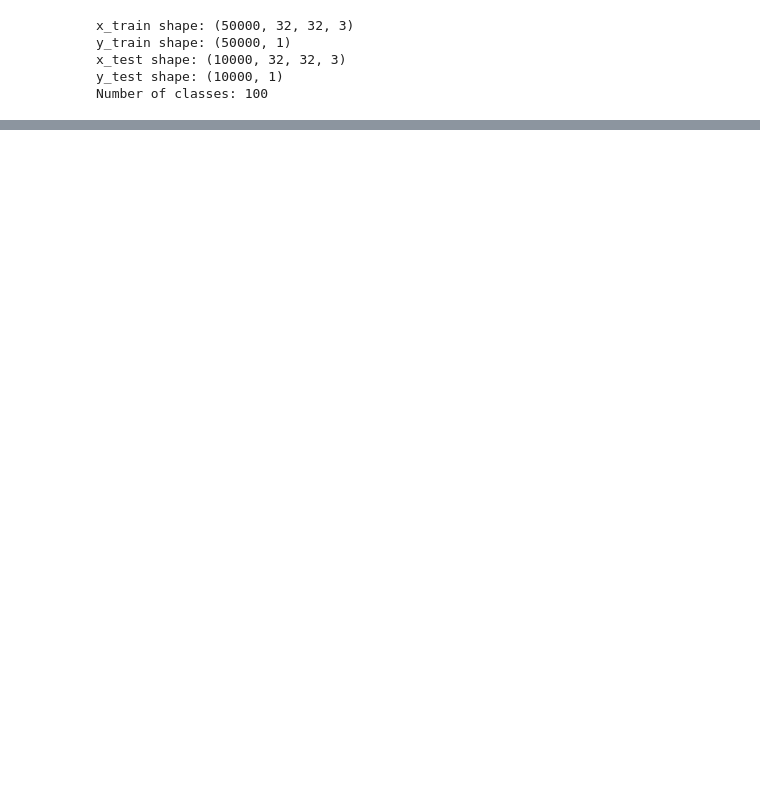
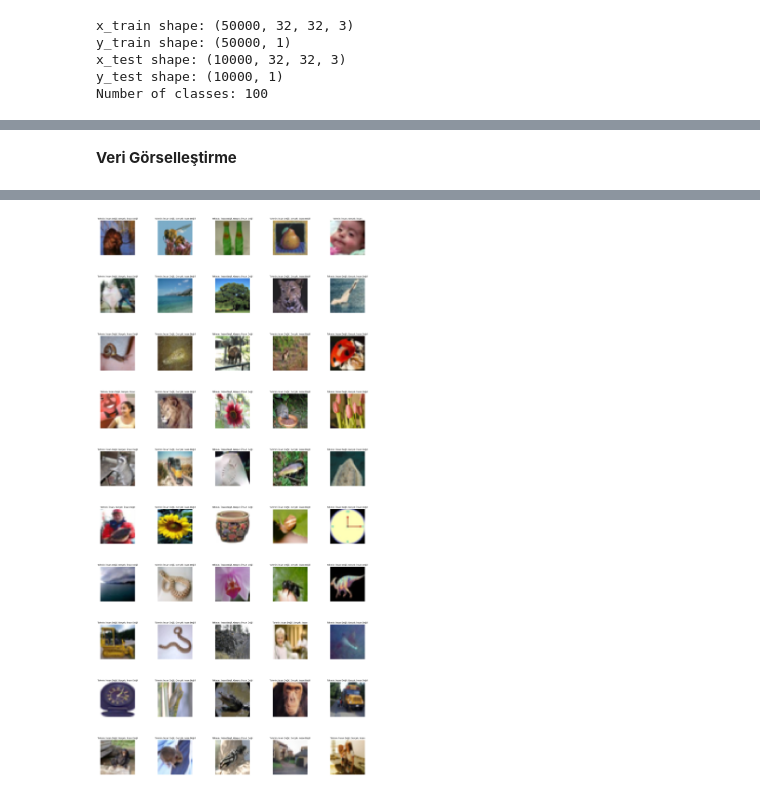
Before and after one commit to gizemkaratas/Aygaz_YZ_Bootcamp_Projesi, a Jupyter notebook: ecom_recommendation_sys.ipynb, the cells around one changed output, grey strips where cells are left out. Cells and saved outputs as stored; diff of their text form; code cells hidden in the pictures; blank space fills up the shorter version.

```diff
--- a/ecom_recommendation_sys.ipynb
+++ b/ecom_recommendation_sys.ipynb
@@ -27,0 +47,7 @@ Downloading data from https://www.cs.toronto.edu/~kriz/cifar-100-python.tar.gz
+# %%
+# Değiştirilecek etiket numaraları
+target_labels = [2, 11, 35, 41, 46, 98] #insana ait fotoğrafların label numaraları
+
+# Etiketlerin değiştirilmesi:
+y_train_binary = np.where(np.isin(y_train, target_labels), 1, 0)
+y_val_binary = np.where(np.isin(y_val, target_labels), 1, 0)
@@ -38,7 +97,3 @@ y_train shape: (50000, 1)
 x_test shape: (10000, 32, 32, 3)
 y_test shape: (10000, 1)
 Number of classes: 100
-# %%
-
-# Veri setini normalize edelim
-x_train, x_val = x_train / 255.0, x_val / 255.0
@@ -185,0 +186,32 @@ Predicted class: [5]
+# %%
+# prompt: kaydettiğim modeli yüklenmesi
+
+from keras.models import load_model
+
+# Modeli yükle
+model = load_model('my_model.h5')
+# %% [markdown]
+**Veri Görselleştirme**
+# %%
+# Verinin 50 ile 100 arasını tahmin edip görselleştirilmesi:
+fig, axs = plt.subplots(10, 5, figsize=(20, 40))
+fig.subplots_adjust(hspace=0.6, wspace=0.6)
+
+# 50'den 100'e kadar olan indeksler arasında döngü yapın ve 'axs'ye erişim için indeksi ayarlanması:
+for i in range(50, 100):
+    x = x_val[i]
+    y = y_val_binary[i]
+
+    # Resmi, bir batch boyutu içerecek şekilde yeniden şekillendirilmesi:
+    image_batch = x.reshape(1, 32, 32, 3)
+    prediction = model.predict(image_batch)[0]
+
+    # axs için doğru indeksi elde etmek amacıyla 'i' den 50 çıkarılması:
+    ax = axs[(i - 50) // 5, (i - 50) % 5]
+    ax.imshow(x)
+    ax.set_title(f'Tahmin: {"İnsan" if prediction >= 0.5 else "İnsan Değil"}, Gerçek: {"İnsan" if y == 1 else "İnsan Değil"}', fontsize=10)  # Yazı boyutunu ayarladık
+    ax.axis('off')
+
+plt.tight_layout(pad=5.0, h_pad=10.0, w_pad=10.0)
+plt.show()
+# %% [output]
@@ -185,0 +235 @@ Predicted class: [5]
+[figure, added]
```
Also changed, not shown: parts of 50 cells of this notebook.
